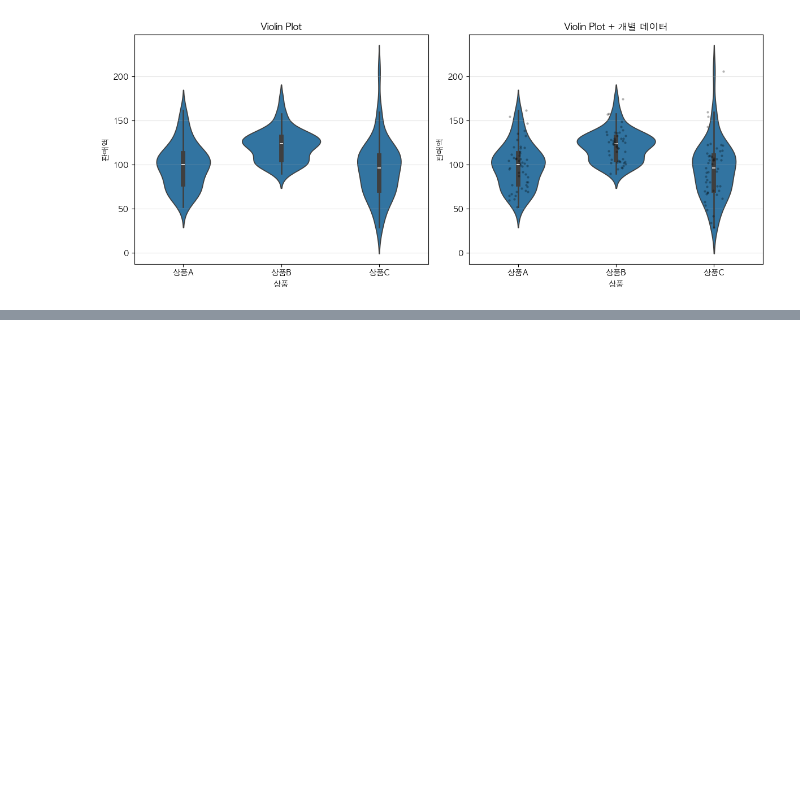
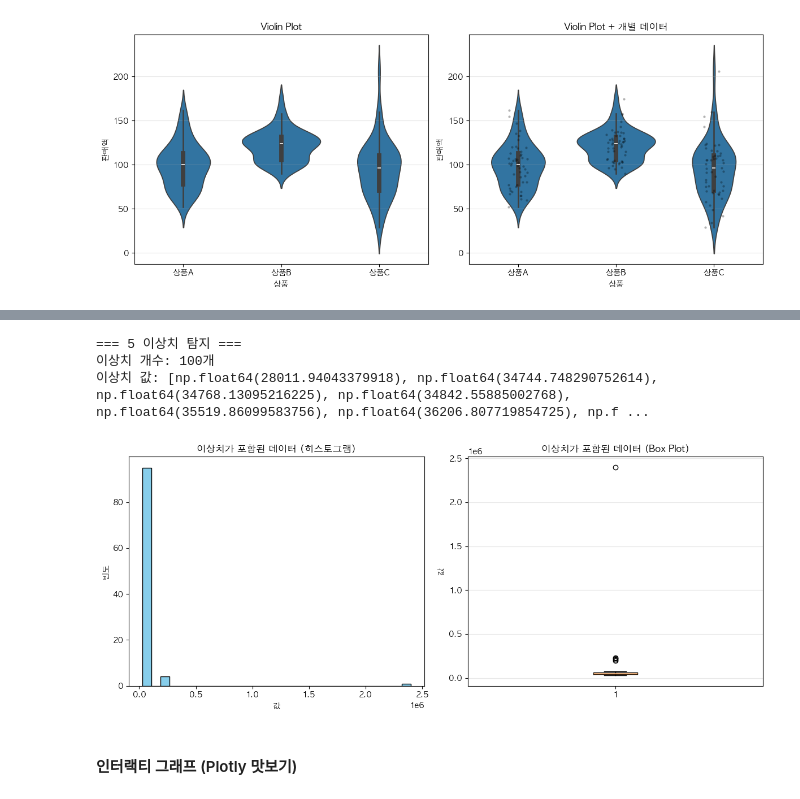
Before and after one commit to bobcho83/python_intermediate_learning, a Jupyter notebook: python_intermediate_learning.ipynb, the cells around one changed output, grey strips where cells are left out. Drawn from its saved outputs; the diff is of its cells as text; code cells hidden in the pictures; blank space fills up the shorter version.

```diff
--- a/python_intermediate_learning.ipynb
+++ b/python_intermediate_learning.ipynb
@@ -533,0 +568,44 @@ plt.show()
+# %%
+# 5 이상치 탐지
+print("\n=== 5 이상치 탐지 ===")
+
+# 이상치가 포함된 데이터
+outlier_data = np.concatenate([
+    np.random.normal(loc=50000, scale=10000, size=95),
+    [200000, 210000, 220000, 230000, 2400000] # 이상치 5개
+])
+
+fig, axes = plt.subplots(1, 2, figsize=(12, 5))
+
+# 히스토그램
+axes[0].hist(outlier_data, bins=30, color='skyblue', edgecolor='black')
+axes[0].set_title('이상치가 포함된 데이터 (히스토그램)')
+axes[0].set_xlabel('값')
+axes[0].set_ylabel('빈도')
+
+# Box Plot - 이상치 시각화
+axes[1].boxplot(outlier_data)
+axes[1].set_title('이상치가 포함된 데이터 (Box Plot)')
+axes[1].set_ylabel('값')
+axes[1].grid(True, alpha=0.3, axis='y')
+
+# 이상치 표시
+Q1 = np.percentile(outlier_data, 25)
+Q3 = np.percentile(outlier_data, 75)
+IQR = Q3 - Q1
+lower_bound = Q1 - 1.5 * IQR
+upper_bound = Q3 + 1.5 * IQR
+
+outliers = outlier_data[(outlier_data < lower_bound) | (outlier_data > upper_bound)]
+print(f"이상치 개수: {len(outlier_data)}개")
+print(f"이상치 값: {sorted(outlier_data)}")
+
+plt.tight_layout()
+plt.show()
+# %% [output]
+=== 5 이상치 탐지 ===
+이상치 개수: 100개
+이상치 값: [np.float64(28011.94043379918), np.float64(34744.748290752614), np.float64(34768.13095216225), np.float64(34842.55885002768), np.float64(35519.86099583756), np.float64(36206.807719854725), np.f ...
+[figure, added]
+# %% [markdown]
+#### 인터랙티 그래프 (Plotly 맛보기)
```
Also changed, not shown: parts of 3 cells of this notebook, 2 other files.
